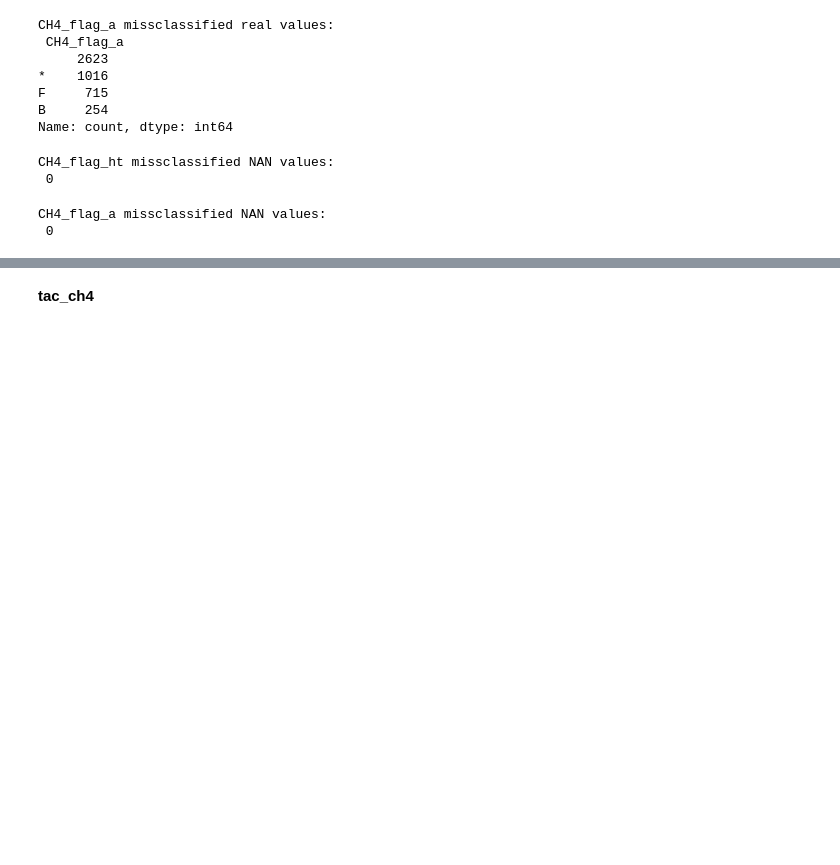
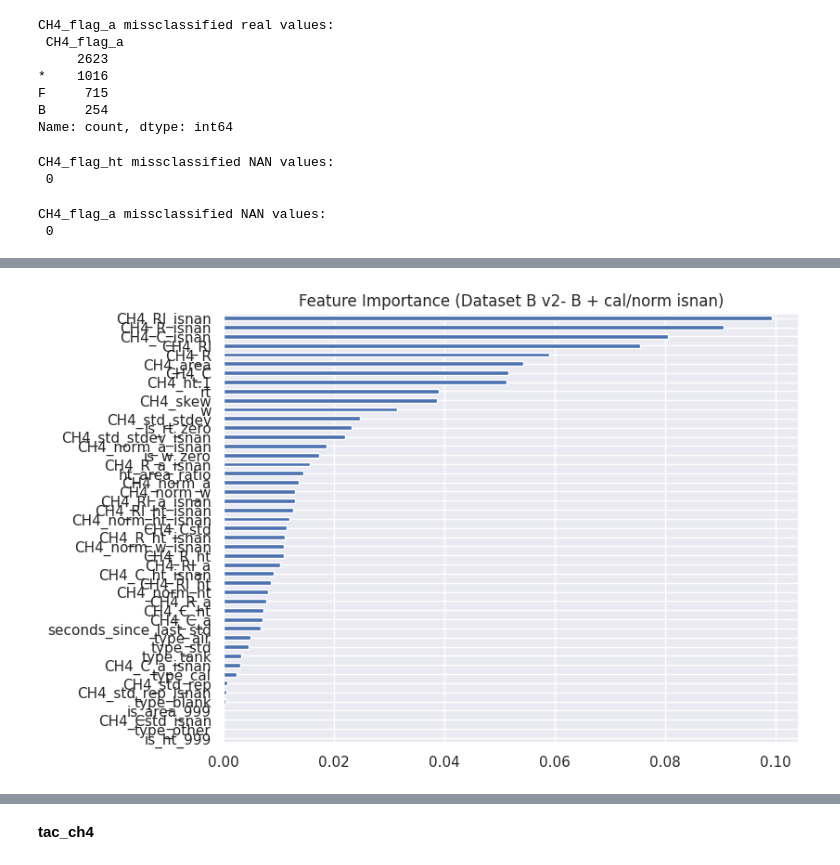
Before and after one commit to mcodcatyu/research_project, a Jupyter notebook: notebooks/data_basic_analysis_v3.ipynb, the cells around one changed output, grey strips where cells are left out. Saved outputs shown, nothing was run; the diff lists cells and outputs as text; code cells hidden in the pictures; blank space fills up the shorter version.

```diff
--- a/notebooks/data_basic_analysis_v3.ipynb
+++ b/notebooks/data_basic_analysis_v3.ipynb
@@ -1182,0 +1354,4 @@ label1: CH4_flag_ht or CH4_flag_a is not space -> 1 (error); space, 0(correct)
+# %%
+df_mhd_B = df_mhd_ml_v1[dataset_B_cols].copy()
+df_mhd_B_v2 = df_mhd_B.copy()
+df_mhd_B_v2['ht_area_ratio'] = df_mhd_B_v2['ht_area_ratio'].fillna(-999)
@@ -1288,0 +1604,31 @@ CH4_flag_a missclassified NAN values:
+# %%
+from sklearn.ensemble import RandomForestClassifier
+from sklearn.metrics import classification_report
+
+df_mhd_B_v2_v2 = df_mhd_B_v2_v2.sort_index()
+
+X = df_mhd_B_v2_v2.drop(columns=['label1'])
+y = df_mhd_B_v2_v2['label1']
+
+split_idx = int(len(df_mhd_B_v2_v2)*0.8)
+
+X_train, X_test = X.iloc[:split_idx], X.iloc[split_idx:]
+y_train, y_test = y.iloc[:split_idx], y.iloc[split_idx:]
+
+print("------ training set label ratio ----")
+print(y_train.value_counts(normalize=True))
+print("\n--- test set label ratio ----")
+print(y_test.value_counts(normalize=True))
+
+#------------
+model = RandomForestClassifier(
+    n_estimators=200,
+    max_depth=12,
+    random_state=42,
+    n_jobs=-1
+)
+
+model.fit(X_train, y_train)
+y_pred = model.predict(X_test)
+
+print(classification_report(y_test, y_pred))
@@ -1288,0 +1655,7 @@ CH4_flag_a missclassified NAN values:
+# %%
+importances = pd.Series(model.feature_importances_, index=X.columns)
+importances.sort_values().plot(kind='barh', figsize=(8,6))
+plt.title("Feature Importance (Dataset B v2- B + cal/norm isnan)")
+plt.show()
+# %% [output]
+[figure, added]
```
Also changed, not shown: parts of 35 cells of this notebook, 1 other file.
